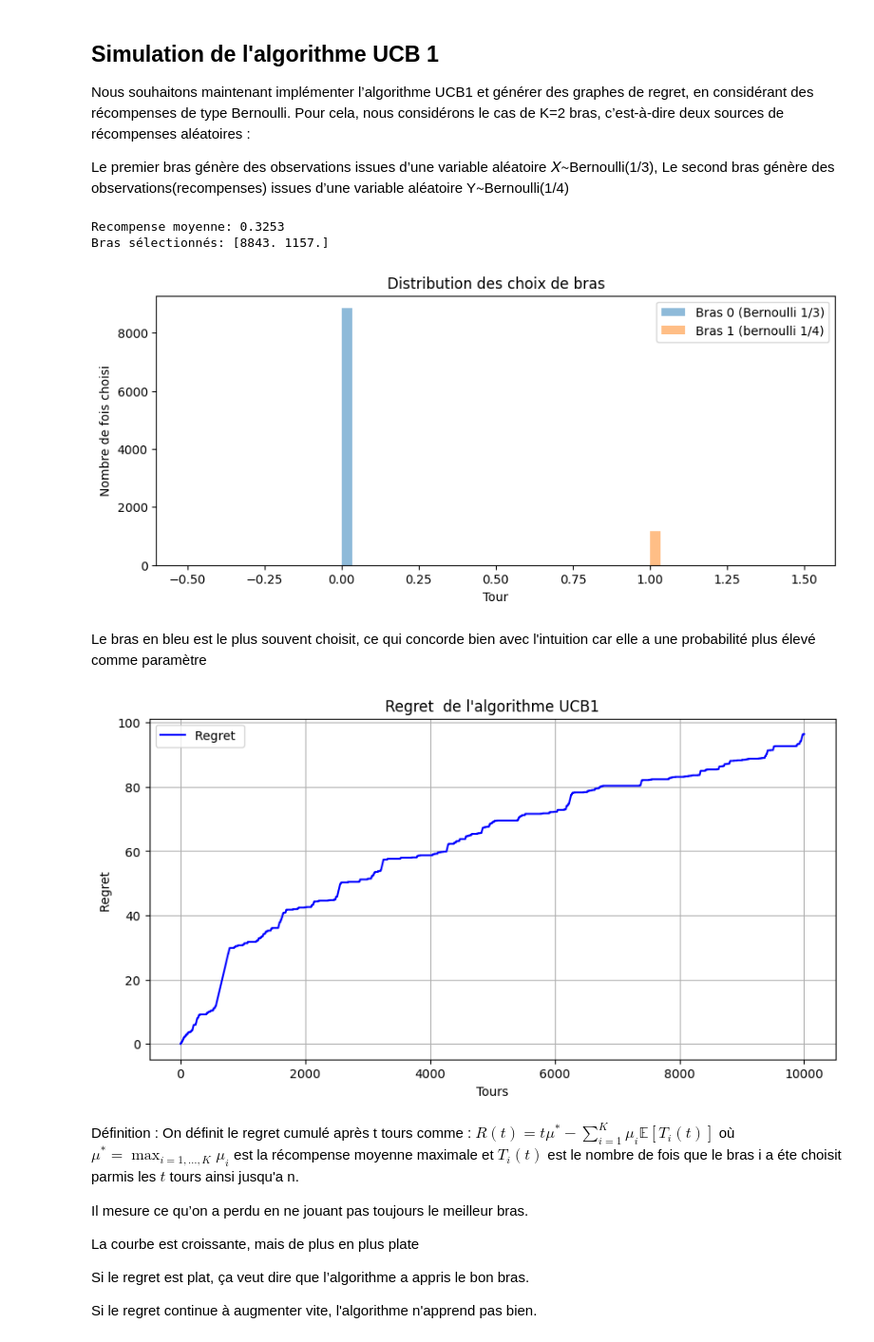
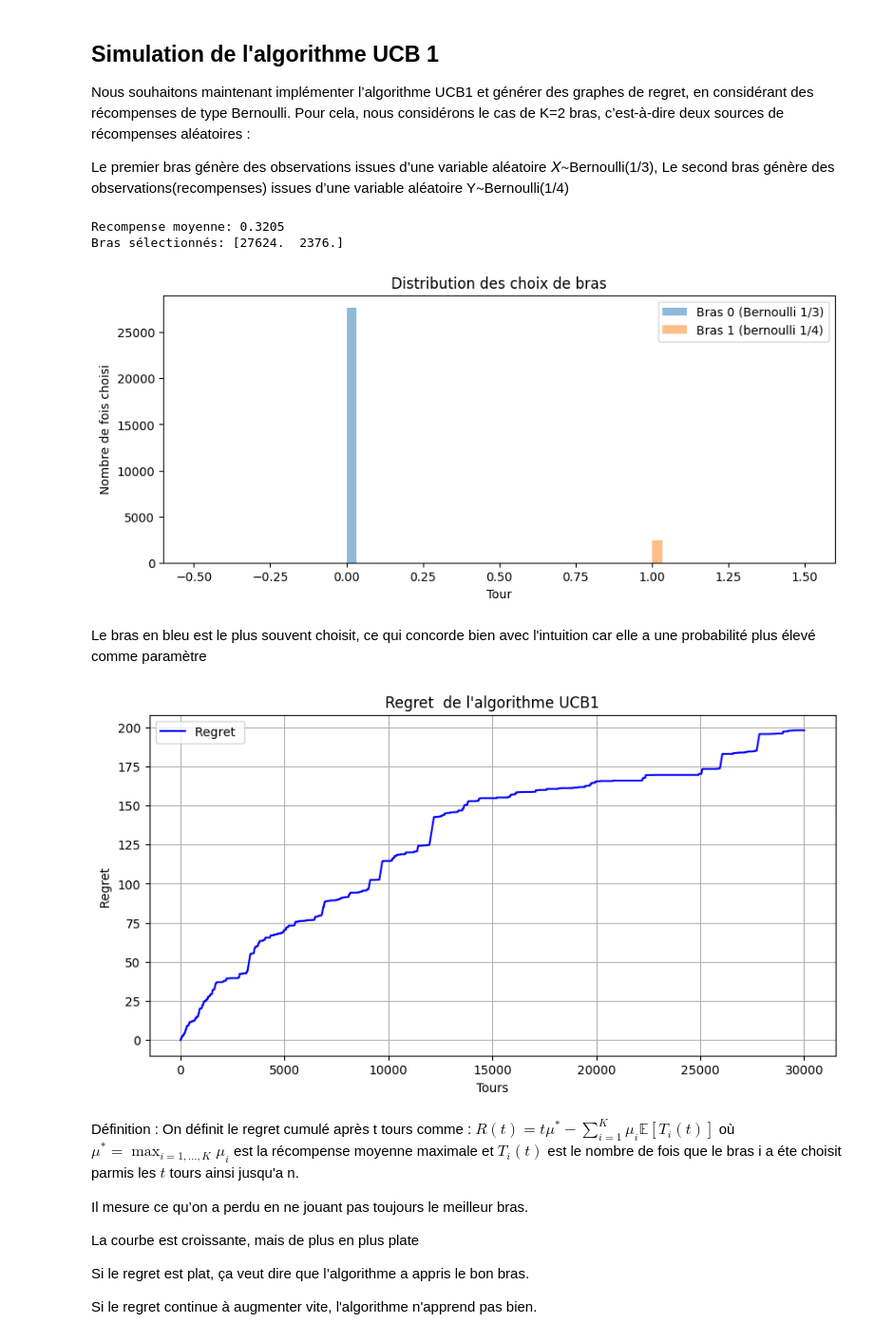
Before and after one commit to Dkdunand/Reinforcement-learning-Multi-armed-Bandits, a Jupyter notebook: Impletations.ipynb, the cells around one changed output. Shown: that part at 95% size. Drawn from its saved outputs; the diff is of its cells as text; code cells hidden in the pictures.

```diff
--- a/Impletations.ipynb
+++ b/Impletations.ipynb
@@ -62,7 +62,7 @@ def regret (expected_means, algo,n ):
     tru_regret = max(expected_means) * n - np.sum(np.dot(expected_means, algo.counts))
     return tru_regret
 
-n_rounds = 10000
+n_rounds = 30000
 algo = UCB1(n_arms=2)
 rewards = []
 chosen_arms = []
@@ -73,36 +73,36 @@ regrets_tru = []
 
 #simulation
 for t in range(1, n_rounds+1):
     arm = algo.select_arm()
     p_1 = 1/3
     P_2 = 1/4
     reward = distribution_reward(arm, p_1, P_2)
     algo.update(arm, reward)
     rewards.append(reward)
     chosen_arms.append(arm)
     tru_regret = regret(expected_means, algo, t)
     regrets_tru.append(tru_regret)
 
 # on montre les resultats
 
 print("Recompense moyenne:", np.mean(rewards))
 print("Bras sélectionnés:", algo.counts)
 
 
 
 # Visualisation
 plt.figure(figsize=(10,4))
 plt.hist([a for i, a in enumerate(chosen_arms) if a == 0], bins=30, alpha=0.5, label="Bras 0 (Bernoulli 1/3)")
 plt.hist([a for i, a in enumerate(chosen_arms) if a == 1], bins=30, alpha=0.5, label="Bras 1 (bernoulli 1/4)")
 plt.legend()
 plt.title("Distribution des choix de bras")
 plt.xlabel("Tour")
 plt.ylabel("Nombre de fois choisi")
 plt.show()
 # %% [output]
-Recompense moyenne: 0.3253
-Bras sélectionnés: [8843. 1157.]
+Recompense moyenne: 0.3205
+Bras sélectionnés: [27624.  2376.]
-[figure, old version]
+[figure, new version]
 # %% [markdown]
 Le bras en bleu est le plus souvent choisit, ce qui concorde bien avec l'intuition car elle a une probabilité plus élevé comme paramètre
 # %%
@@ -117,7 +117,7 @@ plt.title("Regret  de l'algorithme UCB1")
 plt.grid(True)
 plt.show()
 # %% [output]
-[figure, old version]
+[figure, new version]
 # %% [markdown]
  Définition :   On définit le regret cumulé après t  tours  comme :
     $
```
Also changed, not shown: parts of 6 cells of this notebook.
